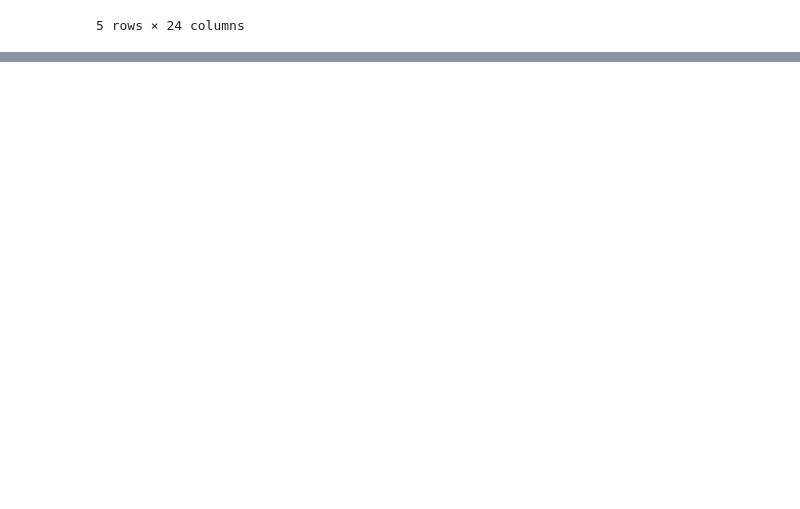
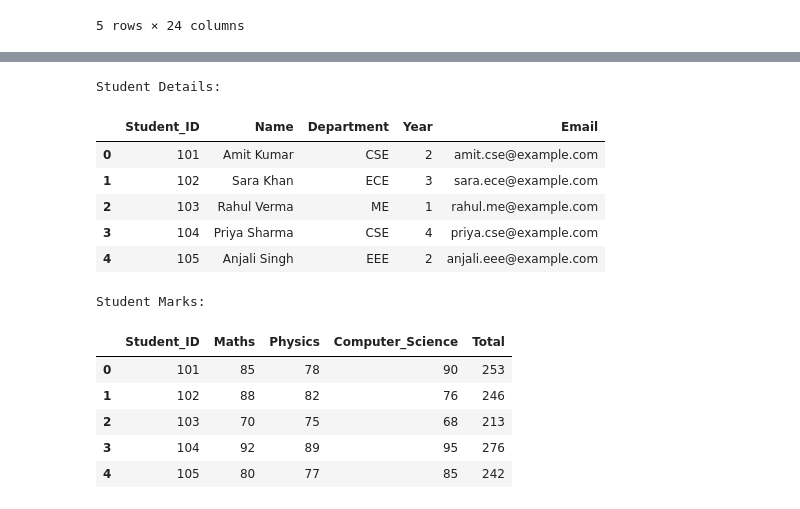
Before and after one commit to NasirAhammed810/Smart-Energy-Consumption-Analysis, a Jupyter notebook: Smart_Energy_Analysis.ipynb, the cells around one changed output, grey strips where cells are left out. Drawn from its saved outputs; the diff is of its cells as text; code cells hidden in the pictures; blank space fills up the shorter version.

```diff
--- a/Smart_Energy_Analysis.ipynb
+++ b/Smart_Energy_Analysis.ipynb
@@ -408,0 +419,30 @@ results.head()
+# %%
+import pandas as pd
+
+# Load Sheet 1: Student details
+df_students = pd.read_excel("C:/Users/SHAIK NASIR AHAMMED/Downloads/Students_data.xlsx", sheet_name="sheet1")
+
+# Load Sheet 2: Student marks
+df_marks = pd.read_excel("C:/Users/SHAIK NASIR AHAMMED/Downloads/Students_data.xlsx", sheet_name="sheet2")
+
+# Display first few rows of both DataFrames
+print("Student Details:")
+display(df_students.head())
+
+print("Student Marks:")
+display(df_marks.head())
+# %% [output]
+Student Details:
+|  | Student_ID | Name | Department | Year | Email |
+| 0 | 101 | Amit Kumar | CSE | 2 | amit.cse@example.com |
+| 1 | 102 | Sara Khan | ECE | 3 | sara.ece@example.com |
+| 2 | 103 | Rahul Verma | ME | 1 | rahul.me@example.com |
+| 3 | 104 | Priya Sharma | CSE | 4 | priya.cse@example.com |
+| 4 | 105 | Anjali Singh | EEE | 2 | anjali.eee@example.com |
+Student Marks:
+|  | Student_ID | Maths | Physics | Computer_Science | Total |
+| 0 | 101 | 85 | 78 | 90 | 253 |
+| 1 | 102 | 88 | 82 | 76 | 246 |
+| 2 | 103 | 70 | 75 | 68 | 213 |
+| 3 | 104 | 92 | 89 | 95 | 276 |
+| 4 | 105 | 80 | 77 | 85 | 242 |
```
Also changed, not shown: parts of 1 cell of this notebook.
